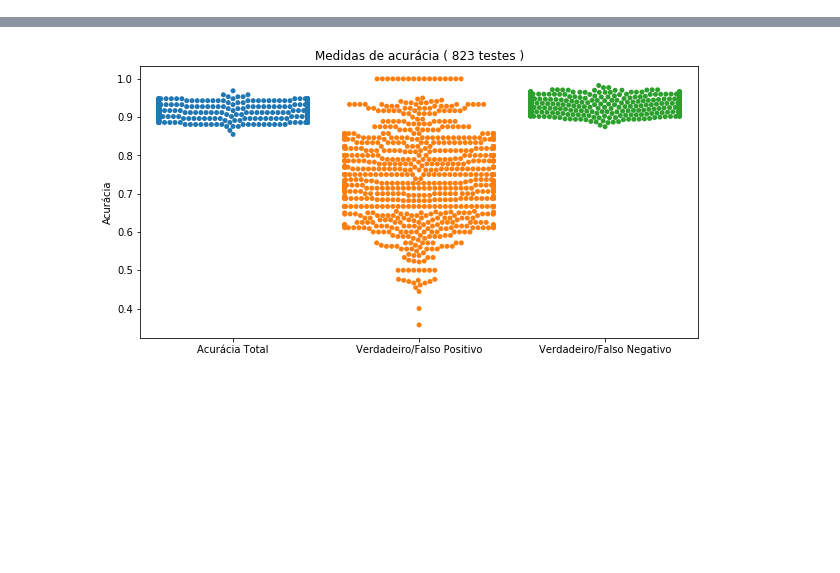
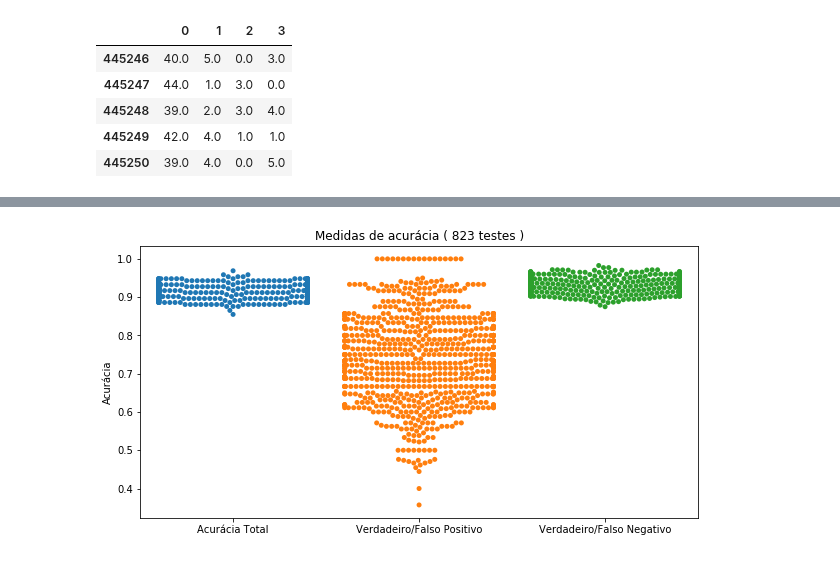
Before and after one commit to luanagbmartins/inteligencia-artificial, a Jupyter notebook: Testes/Untitled.ipynb, the cells around one changed output, grey strips where cells are left out. Cells and saved outputs as stored; diff of their text form; code cells hidden in the pictures; blank space fills up the shorter version.

```diff
--- a/Testes/Untitled.ipynb
+++ b/Testes/Untitled.ipynb
@@ -18,2 +18,20 @@ results = pd.DataFrame(results)
+# %%
+results = pd.read_csv('benchmarks.csv')
+results = results[results['1'].str.contains('naive-bayes')]
+results = results.iloc[:, 2:]
+results = results.rename(columns={
+    '2': '0',
+    '3': '1',
+    '4': '2',
+    '5': '3'
+})
+results.head()
+# %% [output]
+|  | 0 | 1 | 2 | 3 |
+| 445246 | 40.0 | 5.0 | 0.0 | 3.0 |
+| 445247 | 44.0 | 1.0 | 3.0 | 0.0 |
+| 445248 | 39.0 | 2.0 | 3.0 | 4.0 |
+| 445249 | 42.0 | 4.0 | 1.0 | 1.0 |
+| 445250 | 39.0 | 4.0 | 0.0 | 5.0 |
 # %%
 import numpy as np
```
Also changed, not shown: parts of 4 cells of this notebook, 9 other files.
